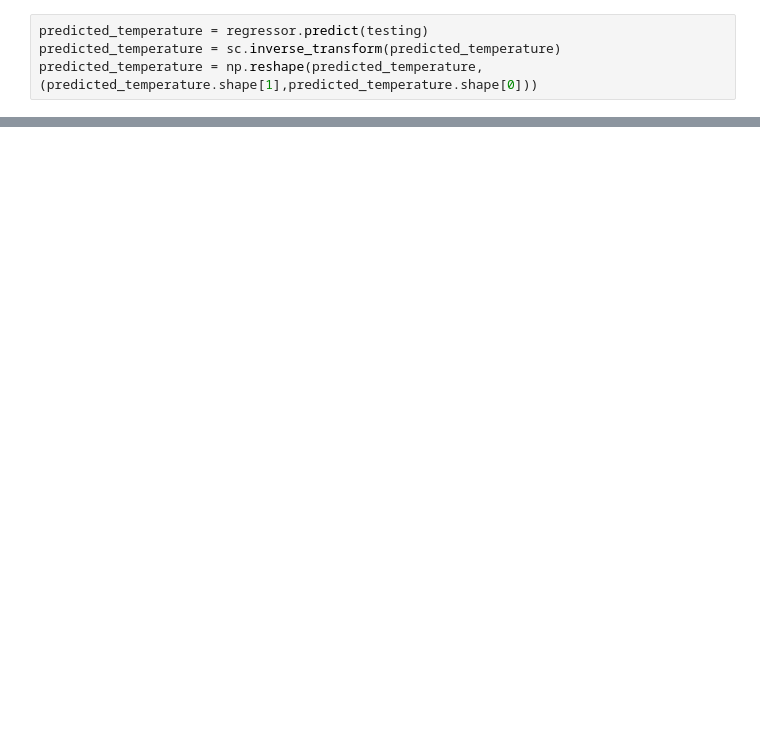
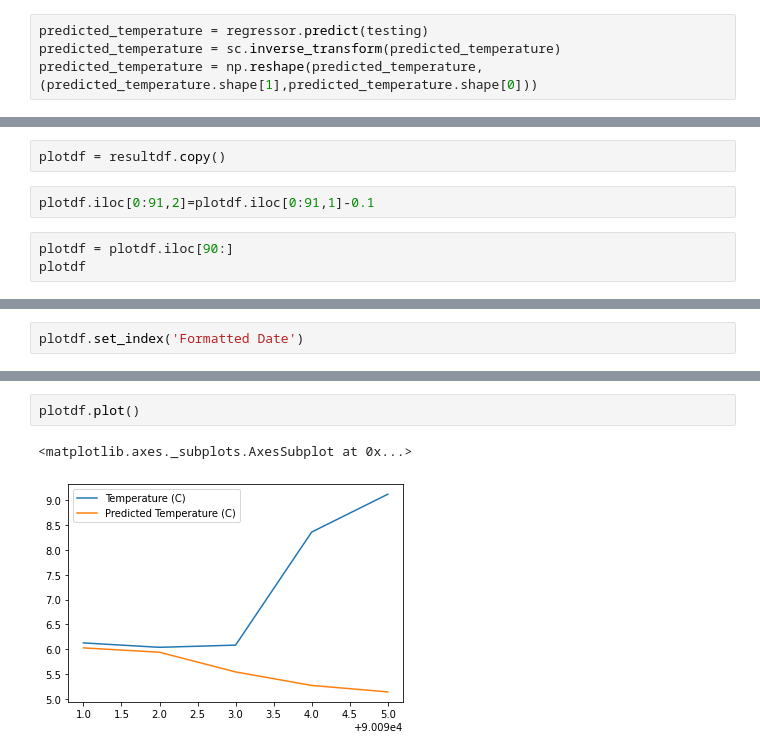
Before and after one commit to patakib/weather_analysis_RNN, a Jupyter notebook: weather_analysis_RNN.ipynb, the cells around one changed output, grey strips where cells are left out. Cells and saved outputs as stored; diff of their text form; blank space fills up the shorter version.

```diff
--- a/weather_analysis_RNN.ipynb
+++ b/weather_analysis_RNN.ipynb
@@ -211,0 +387,7 @@ array([[11.711549 ],
+# %%
+plotdf = resultdf.copy()
+# %%
+plotdf.iloc[0:91,2]=plotdf.iloc[0:91,1]-0.1
+# %%
+plotdf = plotdf.iloc[90:]
+plotdf
@@ -211,0 +401,2 @@ array([[11.711549 ],
+# %%
+plotdf.set_index('Formatted Date')
@@ -211,0 +411,5 @@ array([[11.711549 ],
+# %%
+plotdf.plot()
+# %% [output]
+<matplotlib.axes._subplots.AxesSubplot at 0x...>
+[figure, added]
```
Also changed, not shown: parts of 41 cells of this notebook.
